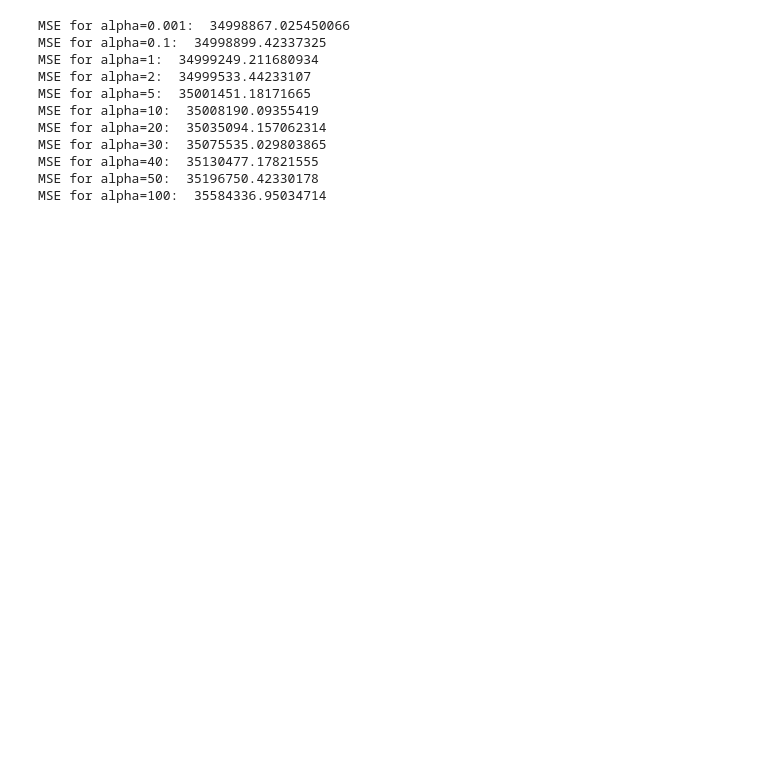
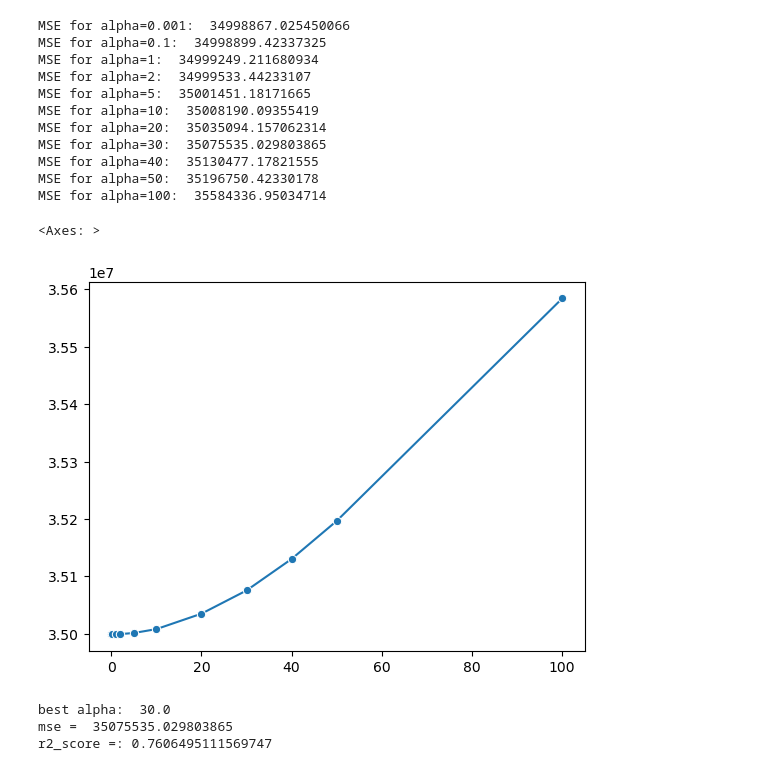
Before and after one commit to bikkey12/Ml, a Jupyter notebook: Linear Regression/lasso_regression.ipynb, the cells around one changed output. Drawn from its saved outputs; the diff is of its cells as text; code cells hidden in the pictures; blank space fills up the shorter version.

```diff
--- a/Linear Regression/lasso_regression.ipynb
+++ b/Linear Regression/lasso_regression.ipynb
@@ -23,26 +23,54 @@ X_train, X_test, y_train, y_test = train_test_split(
 # %%
 import seaborn as sns
 
 alphas = [0.001, 0.1, 1, 2, 5, 10, 20, 30, 40, 50, 100]
 mses = []
 
 for a in alphas:
     lasso_model = Lasso(alpha=a)
     lasso_model.fit(X_train, y_train)
 
     y_pred = lasso_model.predict(X_test)
     mse = mean_squared_error(y_test, y_pred)
     print(f"MSE for alpha={a}: ", mse)
-    mse.a
+    mses.append(mse)
+
+sns.lineplot(x=alphas, y =mses, marker="o")
 # %% [output]
 MSE for alpha=0.001:  34998867.025450066
 MSE for alpha=0.1:  34998899.42337325
 MSE for alpha=1:  34999249.211680934
 MSE for alpha=2:  34999533.44233107
 MSE for alpha=5:  35001451.18171665
 MSE for alpha=10:  35008190.09355419
 MSE for alpha=20:  35035094.157062314
 MSE for alpha=30:  35075535.029803865
 MSE for alpha=40:  35130477.17821555
 MSE for alpha=50:  35196750.42330178
 MSE for alpha=100:  35584336.95034714
+<Axes: >
+[figure, added]
+# %%
+from sklearn.linear_model import LassoCV
+a = [0.001, 0.1, 1, 2, 5, 10, 20, 30, 40, 50, 100]
+
+lasso_cv_model = LassoCV(
+    alphas = a,
+    cv = 5,
+    max_iter = 1000,
+    random_state = 42
+)
+
+lasso_cv_model.fit(X_train, y_train)
+
+print("best alpha: ", lasso_cv_model.alpha_)
+
+y_pred = lasso_cv_model.predict(X_test)
+mse = mean_squared_error(y_test, y_pred)
+r2=r2_score(y_test, y_pred)
+print("mse = ", mse)
+print("r2_score =:" ,r2)
+# %% [output]
+best alpha:  30.0
+mse =  35075535.029803865
+r2_score =: 0.7606495111569747
```
Also changed, not shown: parts of 1 cell of this notebook, 5 other files.
